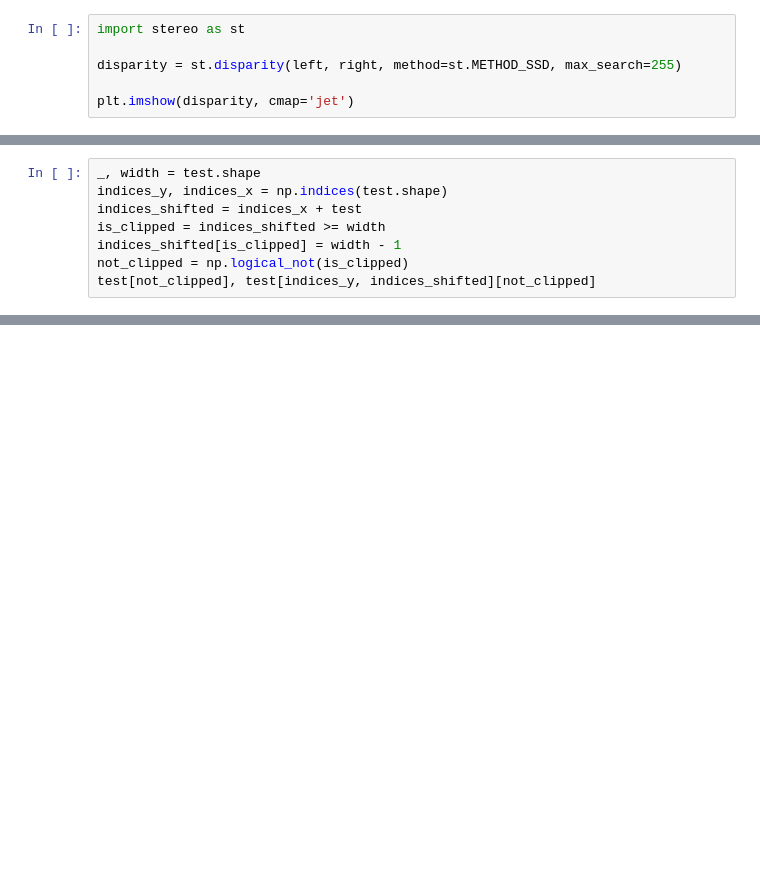
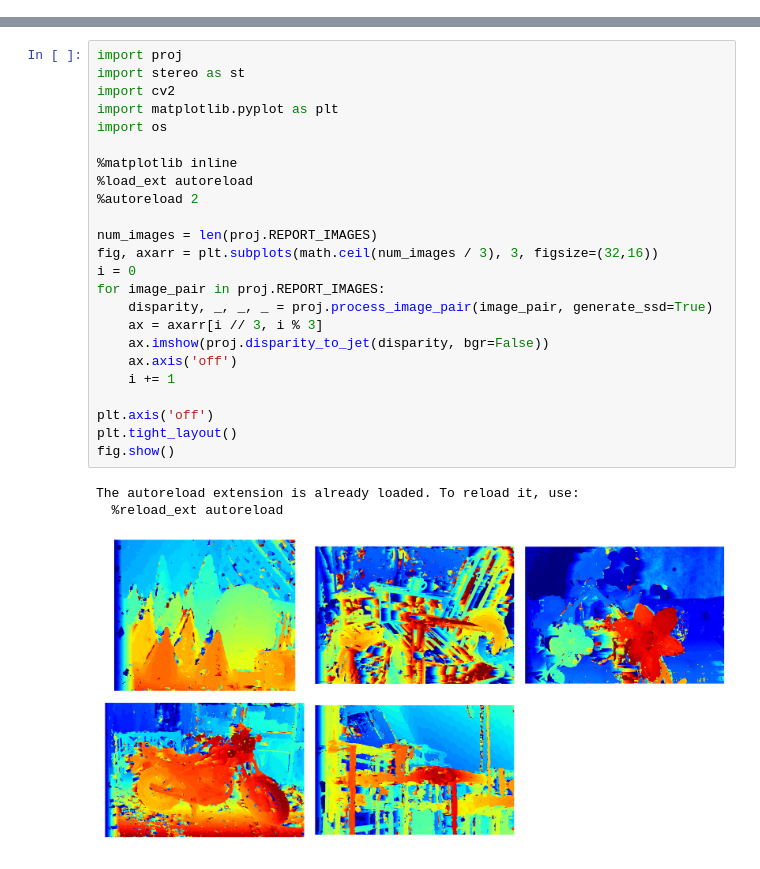
Before and after one commit to sjawhar/cv-stereo-disparity-graph-cuts, a Jupyter notebook: app/Lab.ipynb, the cells around one changed output, grey strips where cells are left out. Drawn from its saved outputs; the diff is of its cells as text; blank space fills up the shorter version.

Commit message:
started writing up report'

```diff
--- a/app/Lab.ipynb
+++ b/app/Lab.ipynb
@@ -17,6 +0,0 @@ right = cv2.imread(os.path.join(IMAGES_DIR, 'Motorcycle-perfect', 'im1.png'))
-# %%
-import stereo as st
-
-disparity = st.disparity(left, right, method=st.METHOD_SSD, max_search=255)
-
-plt.imshow(disparity, cmap='jet')
@@ -29,8 +0,0 @@ test = np.array([[0,1,2],[1,0,0],[2,0,1]])
-# %%
-_, width = test.shape
-indices_y, indices_x = np.indices(test.shape)
-indices_shifted = indices_x + test
-is_clipped = indices_shifted >= width
-indices_shifted[is_clipped] = width - 1
-not_clipped = np.logical_not(is_clipped)
-test[not_clipped], test[indices_y, indices_shifted][not_clipped]
@@ -51,0 +17,28 @@ for row, col in np.ndindex(test.shape):
+# %%
+import proj
+import stereo as st
+import cv2
+import matplotlib.pyplot as plt
+import os
+
+%matplotlib inline
+%load_ext autoreload
+%autoreload 2
+
+num_images = len(proj.REPORT_IMAGES)
+fig, axarr = plt.subplots(math.ceil(num_images / 3), 3, figsize=(32,16))
+i = 0
+for image_pair in proj.REPORT_IMAGES:
+    disparity, _, _, _ = proj.process_image_pair(image_pair, generate_ssd=True)
+    ax = axarr[i // 3, i % 3]
+    ax.imshow(proj.disparity_to_jet(disparity, bgr=False))
+    ax.axis('off')
+    i += 1
+
+plt.axis('off')
+plt.tight_layout()
+fig.show()
+# %% [output]
+The autoreload extension is already loaded. To reload it, use:
+  %reload_ext autoreload
+[figure, added]
```
Also changed, not shown: parts of 14 cells of this notebook, 38 other files.
